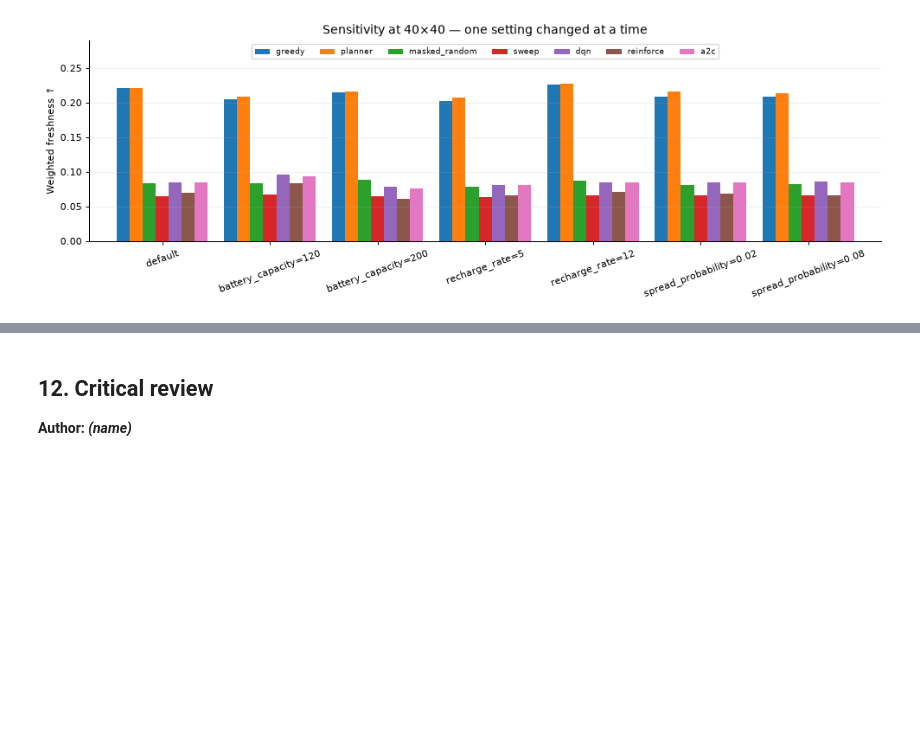
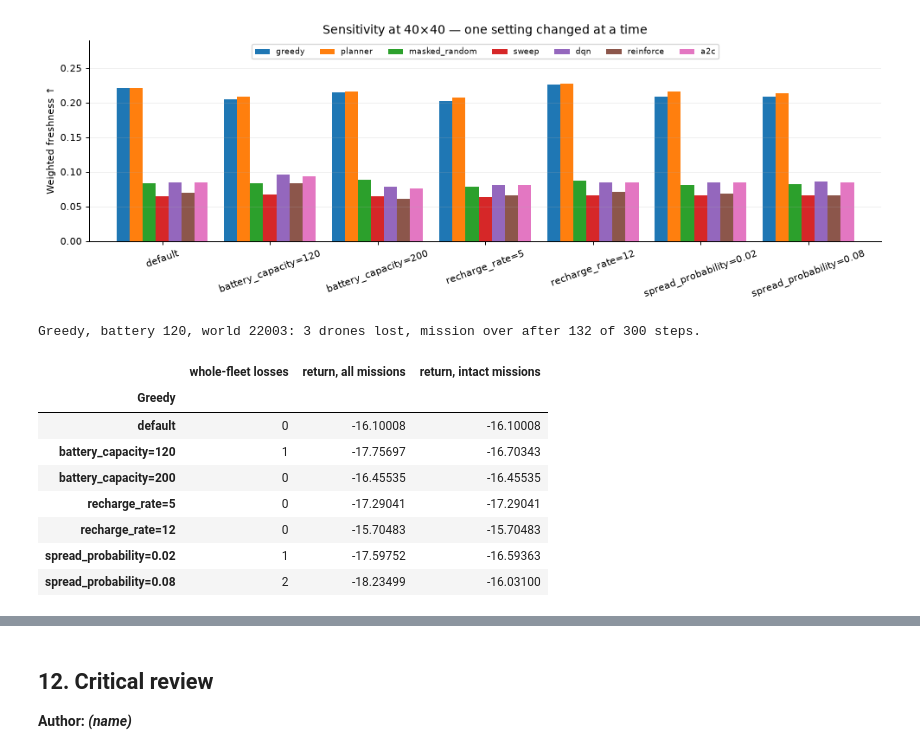
Before and after one commit to SayuruRehan/wild-drone-appeared, a Jupyter notebook: Wildfire_Drone_Fleet_clean.ipynb, the cells around one changed output, grey strips where cells are left out. Cells and saved outputs as stored; diff of their text form; code cells hidden in the pictures; blank space fills up the shorter version.

```diff
--- a/Wildfire_Drone_Fleet_clean.ipynb
+++ b/Wildfire_Drone_Fleet_clean.ipynb
@@ -1854,4 +2022,29 @@ plt.xticks(rotation=20)
 finish_plot(fig)
 # %% [output]
 [figure]
+# %%
+# Demonstration: one of Greedy's whole-fleet losses, reproduced (battery 120, world 22003).
+lost = run_episode(replace(main_env, battery_capacity=120), GreedyPolicy(), 22003, name='greedy')
+print(f"Greedy, battery 120, world 22003: {lost['total_losses']} drones lost, mission over "
+      f"after {lost['steps']} of {main_env.horizon} steps.")
+assert lost['fleet_failure'] == 1
+
+# Greedy's return with and without its whole-fleet losses.
+greedy_missions = per_mission[per_mission['policy'] == 'greedy']
+display(pd.DataFrame({
+    'whole-fleet losses': greedy_missions.groupby('condition')['fleet_failure'].sum(),
+    'return, all missions': greedy_missions.groupby('condition')['return'].mean(),
+    'return, intact missions': greedy_missions[greedy_missions['intact_fleet'] == 1]
+    .groupby('condition')['return'].mean()}).loc[order].rename_axis('Greedy'))
+# %% [output]
+Greedy, battery 120, world 22003: 3 drones lost, mission over after 132 of 300 steps.
+|  | whole-fleet losses | return, all missions | return, intact missions |
+| Greedy |  |  |  |
+| default | 0 | -16.10008 | -16.10008 |
+| battery_capacity=120 | 1 | -17.75697 | -16.70343 |
+| battery_capacity=200 | 0 | -16.45535 | -16.45535 |
+| recharge_rate=5 | 0 | -17.29041 | -17.29041 |
+| recharge_rate=12 | 0 | -15.70483 | -15.70483 |
+| spread_probability=0.02 | 1 | -17.59752 | -16.59363 |
+| spread_probability=0.08 | 2 | -18.23499 | -16.03100 |
 # %% [markdown]
```
Also changed, not shown: parts of 16 cells of this notebook.
